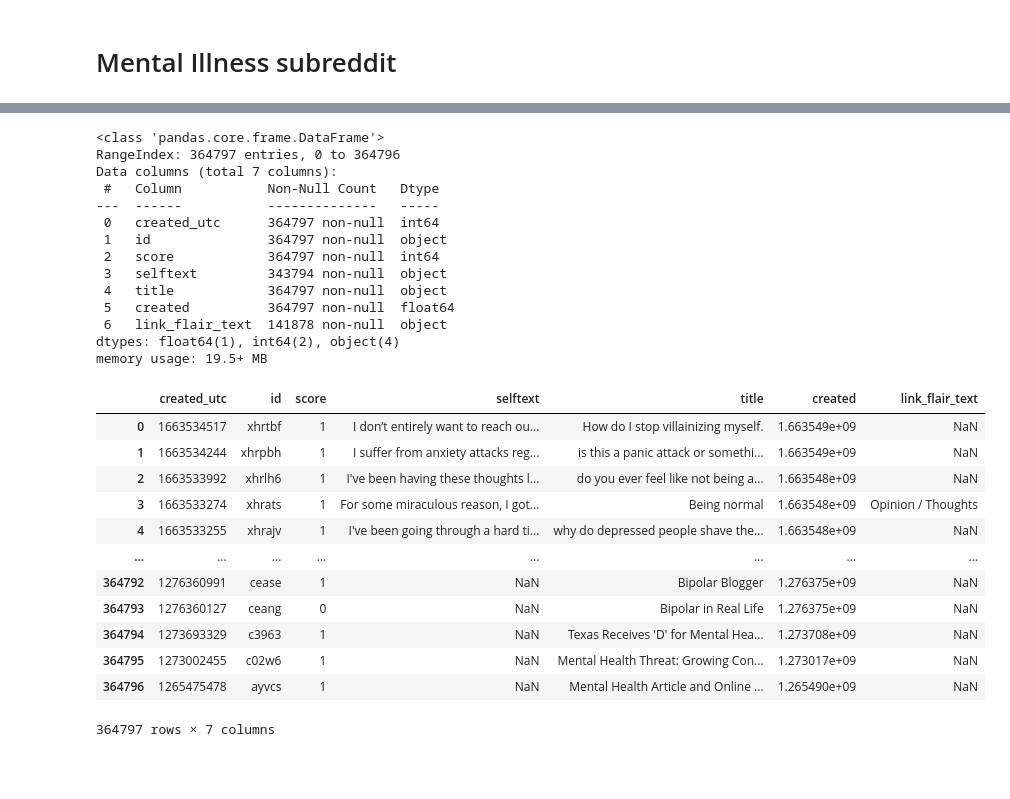
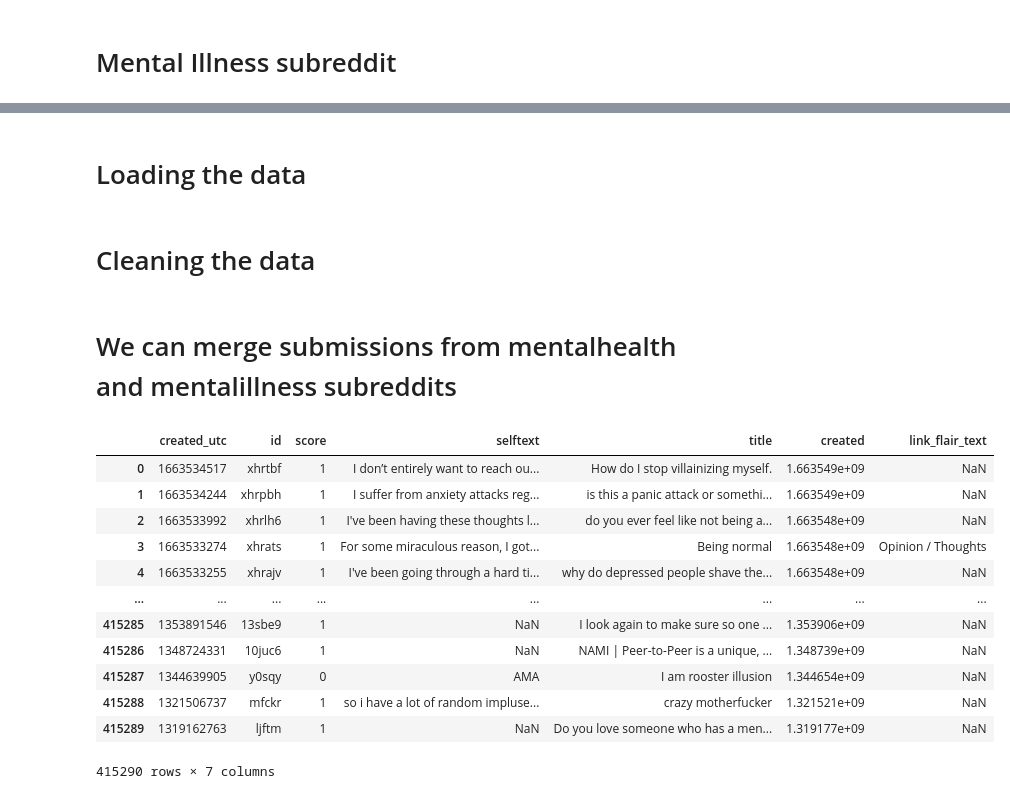
Before and after one commit to yuliyaselevich/GPT2_mental_health_advice_chatbot, a Jupyter notebook: Notebooks/Capstone3_DataWrangling_EDA.ipynb, the cells around one changed output, grey strips where cells are left out. Cells and saved outputs as stored; diff of their text form; code cells hidden in the pictures; blank space fills up the shorter version.

```diff
--- a/Notebooks/Capstone3_DataWrangling_EDA.ipynb
+++ b/Notebooks/Capstone3_DataWrangling_EDA.ipynb
@@ -99,38 +113,30 @@ MIcom.to_csv('../Data/MIcom.csv',index=False)
+# %% [markdown]
+# Loading the data
 # %%
 MHsub = pd.read_csv('../Data/MHsub.csv')
 MHcom = pd.read_csv('../Data/MHcom.csv')
 MIsub = pd.read_csv('../Data/MIsub.csv')
 MIcom = pd.read_csv('../Data/MIcom.csv')
+# %% [markdown]
+# Cleaning the data
+# %% [markdown]
+# We can merge submissions from mentalhealth and mentalillness subreddits
+# %%
+all_sub = pd.concat([MHsub,MIsub])
+all_sub.reset_index(inplace=True,drop=True)
 # %%
-MHsub.info()
+all_sub
 # %% [output]
+|  | created_utc | id | score | selftext | title | created | link_flair_text |
+| 0 | 1663534517 | xhrtbf | 1 | I don’t entirely want to reach ou... | How do I stop villainizing myself. | 1.663549e+09 | NaN |
+| 1 | 1663534244 | xhrpbh | 1 | I suffer from anxiety attacks reg... | is this a panic attack or somethi... | 1.663549e+09 | NaN |
+| 2 | 1663533992 | xhrlh6 | 1 | I've been having these thoughts l... | do you ever feel like not being a... | 1.663548e+09 | NaN |
+| 3 | 1663533274 | xhrats | 1 | For some miraculous reason, I got... | Being normal | 1.663548e+09 | Opinion / Thoughts |
+| 4 | 1663533255 | xhrajv | 1 | I've been going through a hard ti... | why do depressed people shave the... | 1.663548e+09 | NaN |
+| ... | ... | ... | ... | ... | ... | ... | ... |
+| 415285 | 1353891546 | 13sbe9 | 1 | NaN | I look again to make sure so one ... | 1.353906e+09 | NaN |
+| 415286 | 1348724331 | 10juc6 | 1 | NaN | NAMI | Peer-to-Peer is a unique, ... | 1.348739e+09 | NaN |
+| 415287 | 1344639905 | y0sqy | 0 | AMA | I am rooster illusion | 1.344654e+09 | NaN |
+| 415288 | 1321506737 | mfckr | 1 | so i have a lot of random impluse... | crazy motherfucker | 1.321521e+09 | NaN |
+| 415289 | 1319162763 | ljftm | 1 | NaN | Do you love someone who has a men... | 1.319177e+09 | NaN |
-<class 'pandas.core.frame.DataFrame'>
-RangeIndex: 364797 entries, 0 to 364796
-Data columns (total 7 columns):
- #   Column           Non-Null Count   Dtype
----  ------           --------------   -----
- 0   created_utc      364797 non-null  int64
- 1   id               364797 non-null  object
- 2   score            364797 non-null  int64
- 3   selftext         343794 non-null  object
- 4   title            364797 non-null  object
- 5   created          364797 non-null  float64
- 6   link_flair_text  141878 non-null  object
-dtypes: float64(1), int64(2), object(4)
-memory usage: 19.5+ MB
+415290 rows × 7 columns
-# %%
-MHsub
-# %% [output]
-|  | created_utc | id | score | selftext | title | created | link_flair_text |
-| 0 | 1663534517 | xhrtbf | 1 | I don’t entirely want to reach ou... | How do I stop villainizing myself. | 1.663549e+09 | NaN |
-| 1 | 1663534244 | xhrpbh | 1 | I suffer from anxiety attacks reg... | is this a panic attack or somethi... | 1.663549e+09 | NaN |
-| 2 | 1663533992 | xhrlh6 | 1 | I've been having these thoughts l... | do you ever feel like not being a... | 1.663548e+09 | NaN |
-| 3 | 1663533274 | xhrats | 1 | For some miraculous reason, I got... | Being normal | 1.663548e+09 | Opinion / Thoughts |
-| 4 | 1663533255 | xhrajv | 1 | I've been going through a hard ti... | why do depressed people shave the... | 1.663548e+09 | NaN |
-| ... | ... | ... | ... | ... | ... | ... | ... |
-| 364792 | 1276360991 | cease | 1 | NaN | Bipolar Blogger | 1.276375e+09 | NaN |
-| 364793 | 1276360127 | ceang | 0 | NaN | Bipolar in Real Life | 1.276375e+09 | NaN |
-| 364794 | 1273693329 | c3963 | 1 | NaN | Texas Receives 'D' for Mental Hea... | 1.273708e+09 | NaN |
-| 364795 | 1273002455 | c02w6 | 1 | NaN | Mental Health Threat: Growing Con... | 1.273017e+09 | NaN |
-| 364796 | 1265475478 | ayvcs | 1 | NaN | Mental Health Article and Online ... | 1.265490e+09 | NaN |
-364797 rows × 7 columns
```
Also changed, not shown: parts of 51 cells of this notebook.
